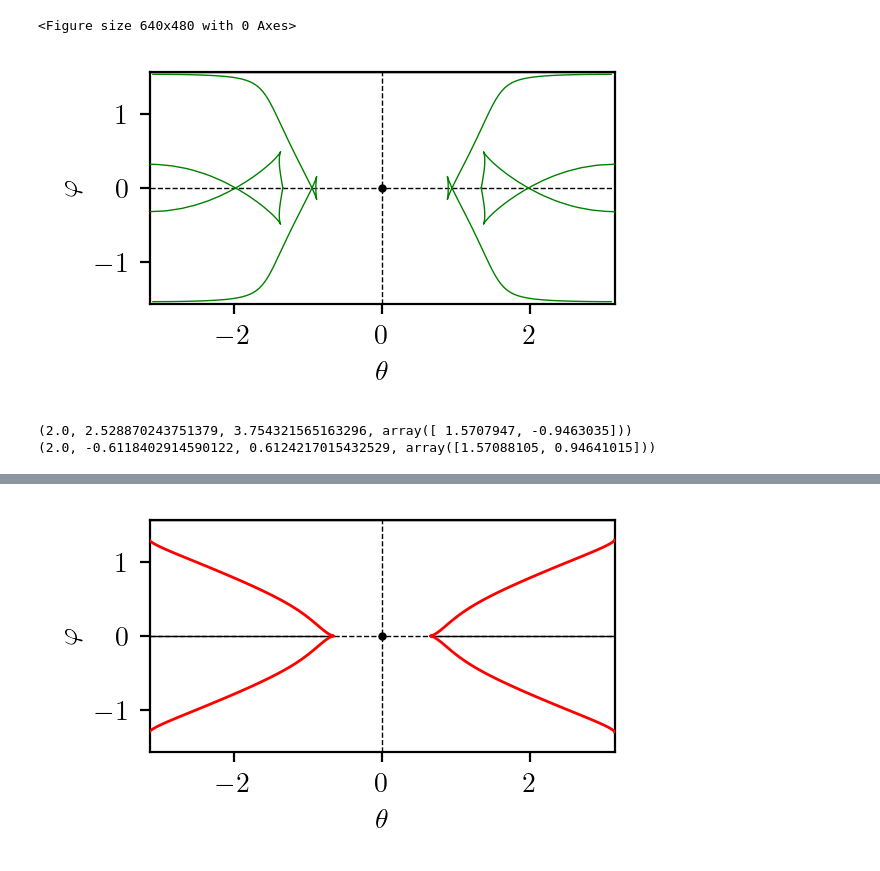
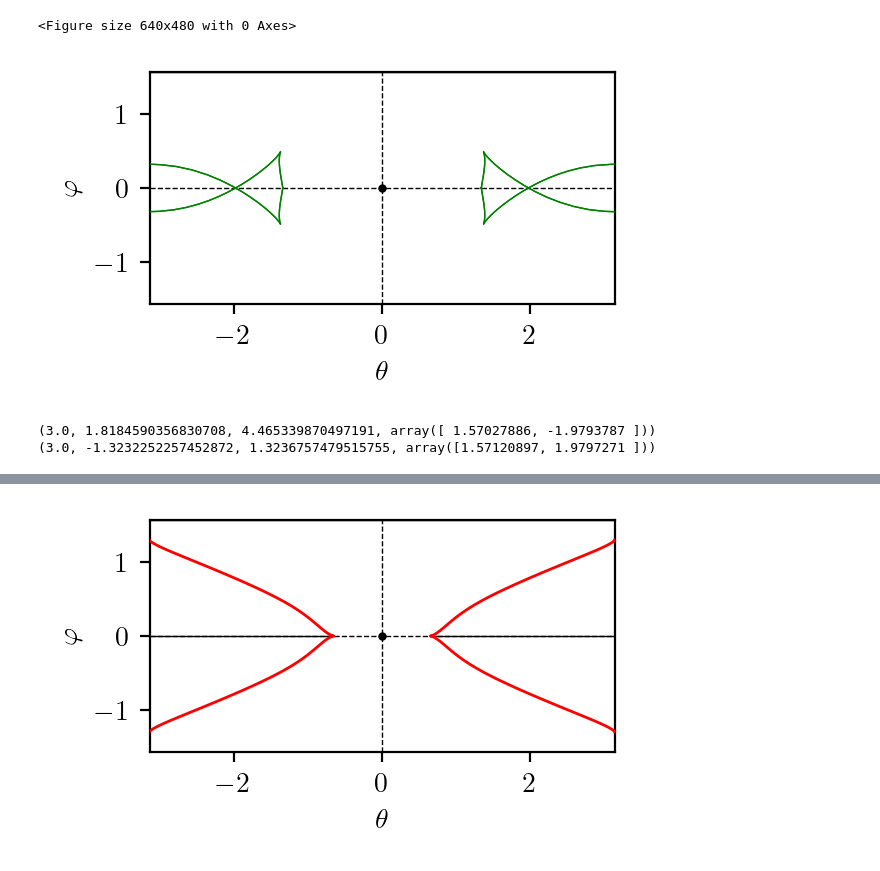
Before and after one commit to control-toolbox/Zermelo-Kupka, a Jupyter notebook: lindblad/lindblad_finsler.ipynb, the cells around one changed output, grey strips where cells are left out. Cells and saved outputs as stored; diff of their text form; code cells hidden in the pictures.

```diff
--- a/lindblad/lindblad_finsler.ipynb
+++ b/lindblad/lindblad_finsler.ipynb
@@ -64,11 +64,12 @@ q0 = np.array([r0, θ0])
 H = wrappers.hamiltonian(d, compile=False, display=False)
 
 # The Riemannian metric associated to the Zermelo problem
+# g = g1 dr^2 + g2 dθ^2
 def g(q):
     λ  = 4.0/5.0
     r  = q[0]
     g1 = 1.0
-    g2 = np.sqrt(np.sin(r)**2/(1.0-λ*np.sin(r)**2))
+    g2 = np.sin(r)**2/(1.0-λ*np.sin(r)**2)
     return g1, g2
 
 # problem
@@ -117,3 +136,3 @@ conjugate.plot(figure=fig, plot_surface=False)
 # %%
-wavefront = geometry2d.wavefront.WaveFront(prob, data)
+wavefront = geometry2d.wavefront.WaveFront(prob)
 w = wavefront.compute(3.0)
@@ -127,15 +155,15 @@ wavefront.plot_3d(w)
 [figure]
 <Figure size 640x480 with 0 Axes>
 # %%
-fig = wavefront.plot(2.0, view=geometry2d.plottings.Coords.PLANE)
+fig = wavefront.plot(3.0, view=geometry2d.plottings.Coords.PLANE)
 wavefront.plot(3.0, figure=fig, view=geometry2d.plottings.Coords.PLANE)
 # %% [output]
-[figure, old version]
+[figure, new version]
 # %%
-intersections = wavefront.self_intersections(2.0)
+intersections = wavefront.self_intersections(3.0)
 print(intersections['left'])
 print(intersections['right'])
 # %% [output]
-(2.0, 2.528870243751379, 3.754321565163296, array([ 1.5707947, -0.9463035]))
-(2.0, -0.6118402914590122, 0.6124217015432529, array([1.57088105, 0.94641015]))
+(3.0, 1.8184590356830708, 4.465339870497191, array([ 1.57027886, -1.9793787 ]))
+(3.0, -1.3232252257452872, 1.3236757479515755, array([1.57120897, 1.9797271 ]))
 # %%
```
Also changed, not shown: parts of 10 cells of this notebook, 15 other files.
